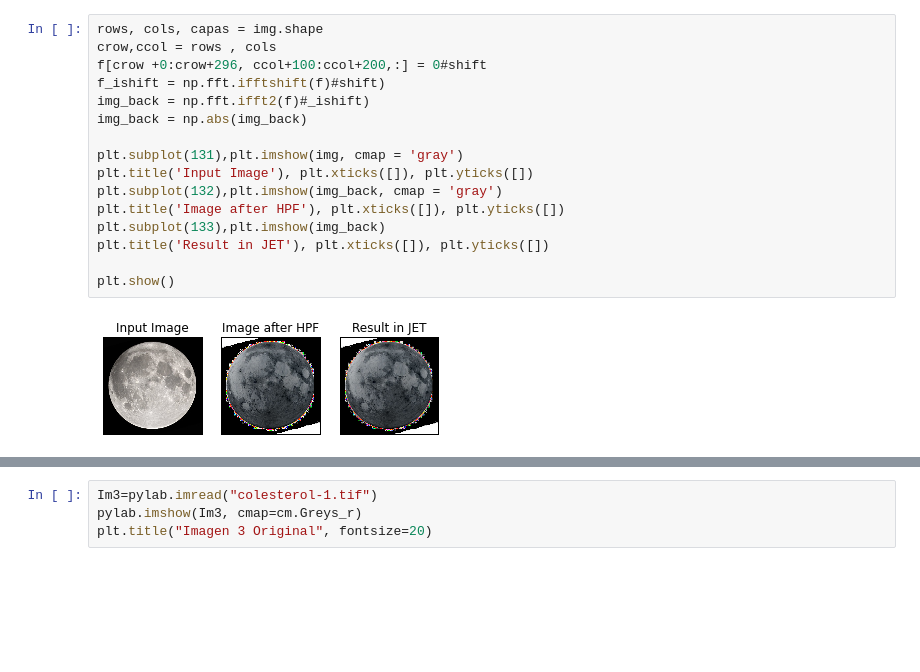
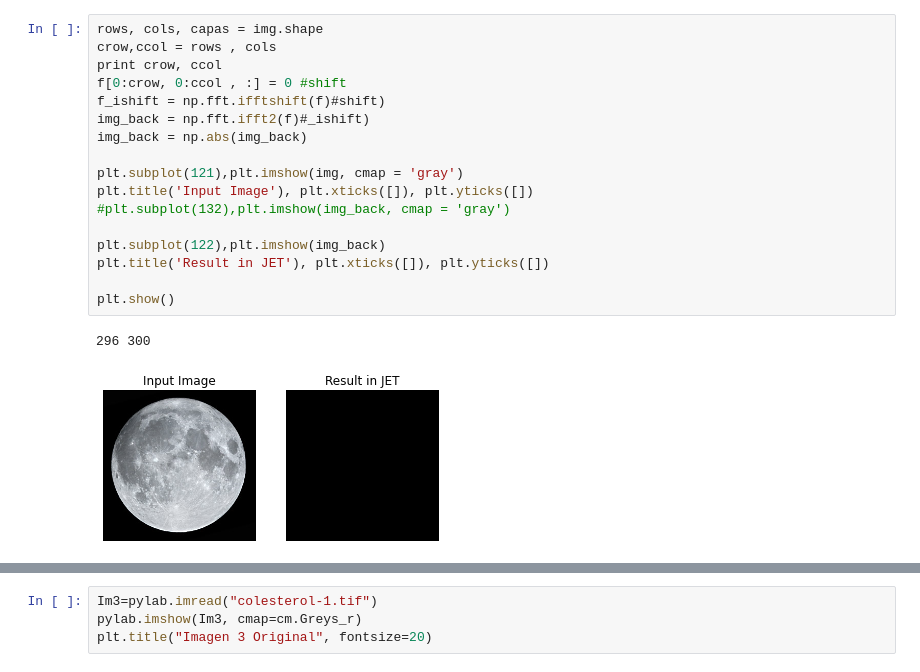
Before and after one commit to natalycr/GithubComputacionalTareas, a Jupyter notebook: CastilloFarfan_hw5/Punto1.ipynb, the cells around one changed output, grey strips where cells are left out. Drawn from its saved outputs; the diff is of its cells as text; blank space fills up the shorter version.

```diff
--- a/CastilloFarfan_hw5/Punto1.ipynb
+++ b/CastilloFarfan_hw5/Punto1.ipynb
@@ -31,18 +60,20 @@ plt.show()
 # %%
 rows, cols, capas = img.shape
 crow,ccol = rows , cols
-f[crow +0:crow+296, ccol+100:ccol+200,:] = 0#shift
+print crow, ccol
+f[0:crow, 0:ccol , :] = 0 #shift
 f_ishift = np.fft.ifftshift(f)#shift)
 img_back = np.fft.ifft2(f)#_ishift)
 img_back = np.abs(img_back)
 
-plt.subplot(131),plt.imshow(img, cmap = 'gray')
+plt.subplot(121),plt.imshow(img, cmap = 'gray')
 plt.title('Input Image'), plt.xticks([]), plt.yticks([])
-plt.subplot(132),plt.imshow(img_back, cmap = 'gray')
-plt.title('Image after HPF'), plt.xticks([]), plt.yticks([])
-plt.subplot(133),plt.imshow(img_back)
+#plt.subplot(132),plt.imshow(img_back, cmap = 'gray')
+
+plt.subplot(122),plt.imshow(img_back)
 plt.title('Result in JET'), plt.xticks([]), plt.yticks([])
 
 plt.show()
 # %% [output]
+296 300
-[figure, old version]
+[figure, new version]
```
Also changed, not shown: parts of 17 cells of this notebook, 7 other files.
